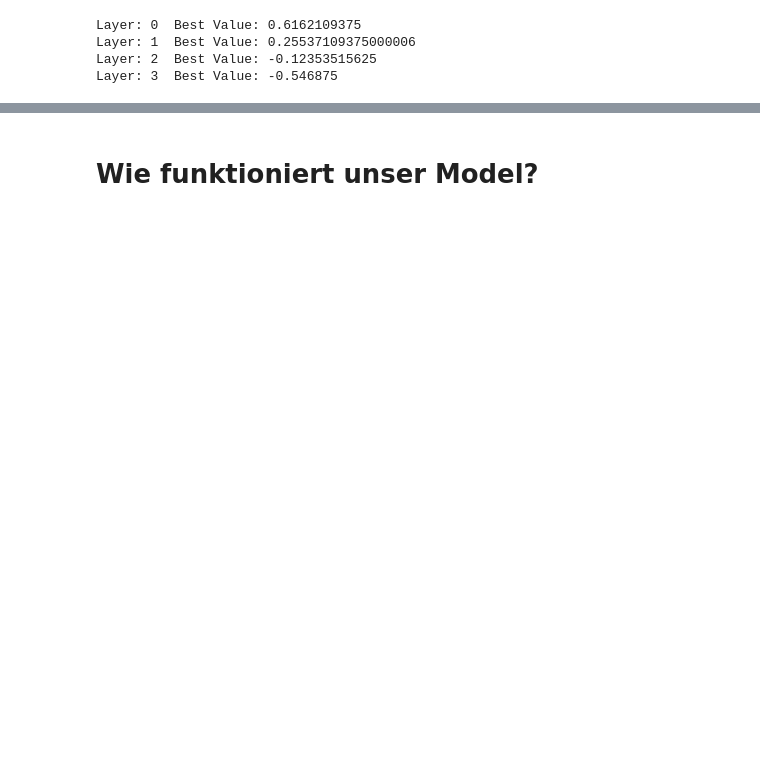
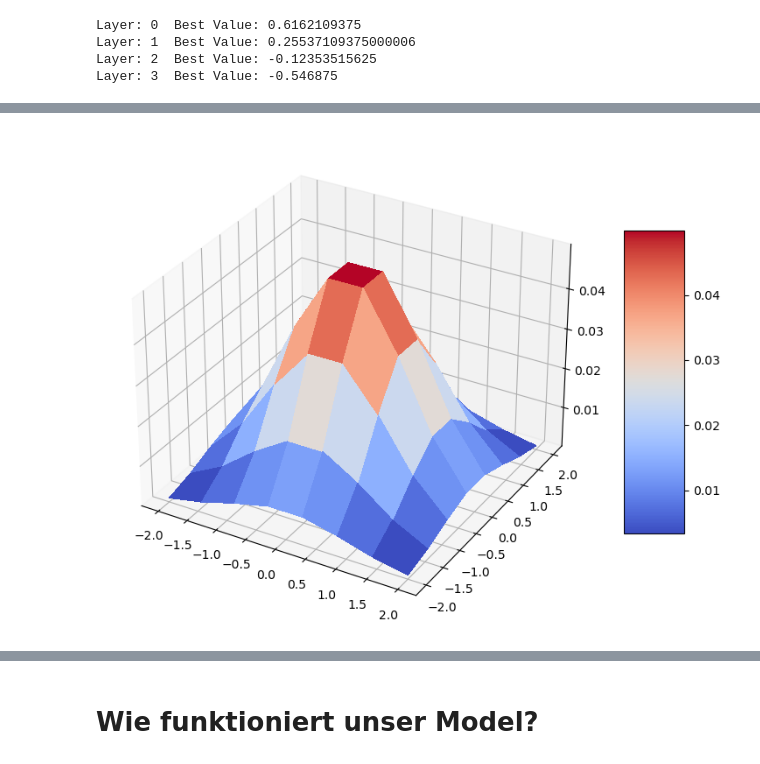
Before and after one commit to jannikobenhoff/quantum_machine_learning, a Jupyter notebook: Presentation.ipynb, the cells around one changed output, grey strips where cells are left out. Cells and saved outputs as stored; diff of their text form; code cells hidden in the pictures; blank space fills up the shorter version.

```diff
--- a/Presentation.ipynb
+++ b/Presentation.ipynb
@@ -1020,0 +1031,28 @@ Layer: 3  Best Value: -0.546875
+# %%
+import numpy as np
+
+num_dim = 2
+num_discrete_values = 8
+num_qubits = num_dim * int(np.log2(num_discrete_values))
+# %%
+from scipy.stats import multivariate_normal
+
+coords = np.linspace(-2, 2, num_discrete_values)
+rv = multivariate_normal(mean=[0.0, 0.0], cov=[[1, 0], [0, 1]], seed=algorithm_globals.random_seed)
+grid_elements = np.transpose([np.tile(coords, len(coords)), np.repeat(coords, len(coords))])
+prob_data = rv.pdf(grid_elements)
+prob_data = prob_data / np.sum(prob_data)
+# %%
+import matplotlib.pyplot as plt
+from matplotlib import cm
+
+mesh_x, mesh_y = np.meshgrid(coords, coords)
+grid_shape = (num_discrete_values, num_discrete_values)
+
+fig, ax = plt.subplots(figsize=(9, 9), subplot_kw={"projection": "3d"})
+prob_grid = np.reshape(prob_data, grid_shape)
+surf = ax.plot_surface(mesh_x, mesh_y, prob_grid, cmap=cm.coolwarm, linewidth=0, antialiased=False)
+fig.colorbar(surf, shrink=0.5, aspect=5)
+plt.show()
+# %% [output]
+[figure, added]
```
Also changed, not shown: parts of 36 cells of this notebook.
